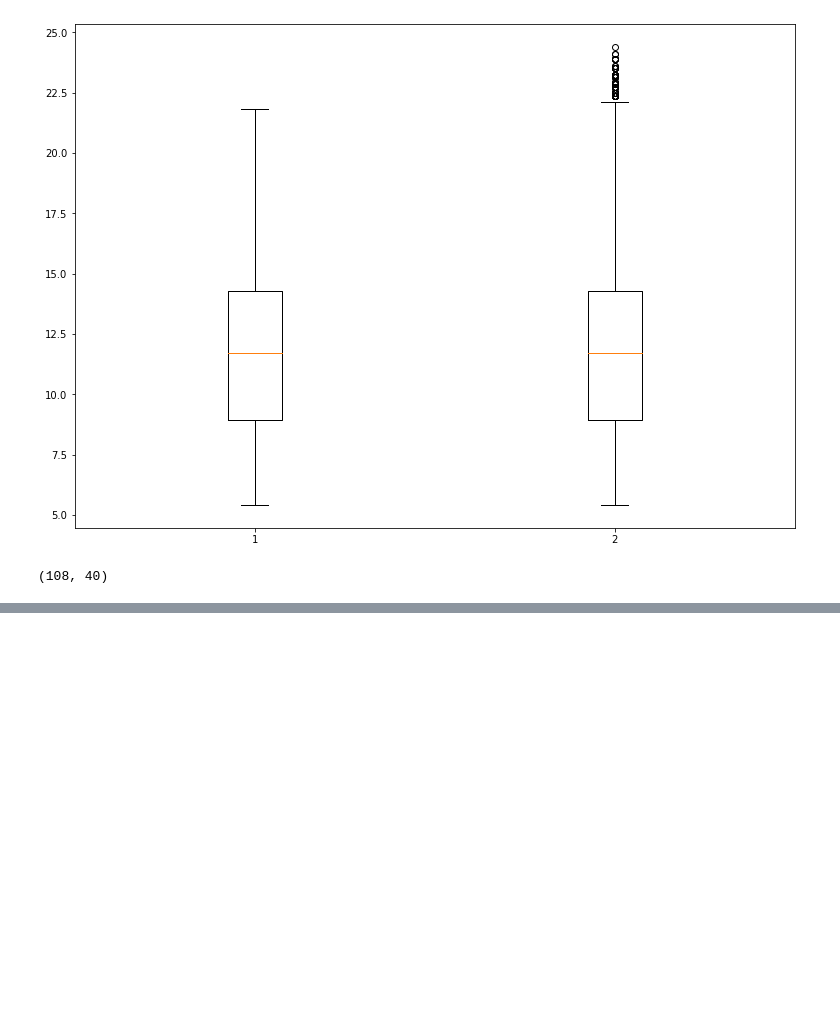
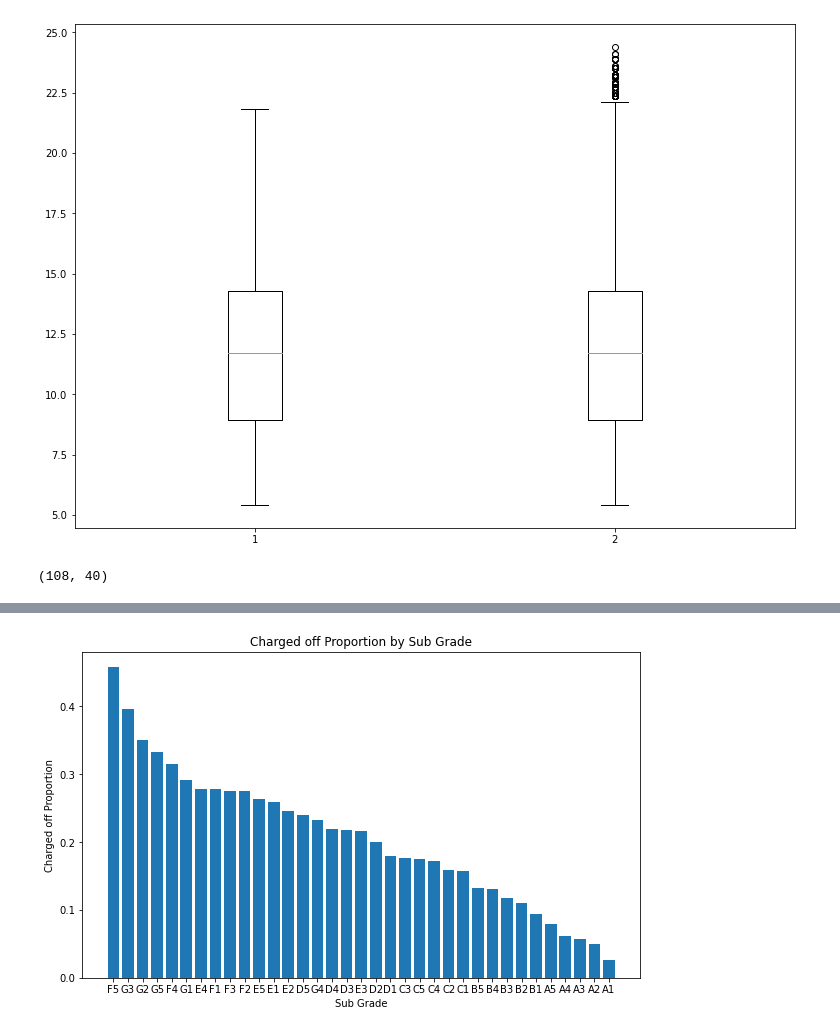
Before and after one commit to RezonChakraborty/LendingClub_CaseStudy, a Jupyter notebook: LendingClub_CaseStudy_Analysis.ipynb, the cells around one changed output, grey strips where cells are left out. Saved outputs shown, nothing was run; the diff lists cells and outputs as text; code cells hidden in the pictures; blank space fills up the shorter version.

```diff
--- a/LendingClub_CaseStudy_Analysis.ipynb
+++ b/LendingClub_CaseStudy_Analysis.ipynb
@@ -375,0 +460,7 @@ def normalise_loan_amnt(loan_amount):
+# %%
+#Conducting a bivariate analysis on the variable 'sub_grade' in relation to the proportion of charged off cases.
+
+subgrade_vs_loan = df.groupby(['sub_grade', 'loan_status']).loan_status.count().unstack().fillna(0).reset_index()
+subgrade_vs_loan['Total'] = subgrade_vs_loan['Charged Off'] + subgrade_vs_loan['Current'] + subgrade_vs_loan['Fully Paid']
+subgrade_vs_loan['Chargedoff_Proportion'] = subgrade_vs_loan['Charged Off'] / subgrade_vs_loan['Total']
+subgrade_vs_loan_sorted = subgrade_vs_loan.sort_values('Chargedoff_Proportion', ascending=False)
@@ -375,0 +487,10 @@ def normalise_loan_amnt(loan_amount):
+# %%
+# Plotting the graph
+plt.figure(figsize=(10, 6))
+plt.bar(subgrade_vs_loan_sorted['sub_grade'], subgrade_vs_loan_sorted['Chargedoff_Proportion'])
+plt.xlabel('Sub Grade')
+plt.ylabel('Charged off Proportion')
+plt.title('Charged off Proportion by Sub Grade')
+plt.show()
+# %% [output]
+[figure, added]
```
Also changed, not shown: parts of 11 cells of this notebook.
